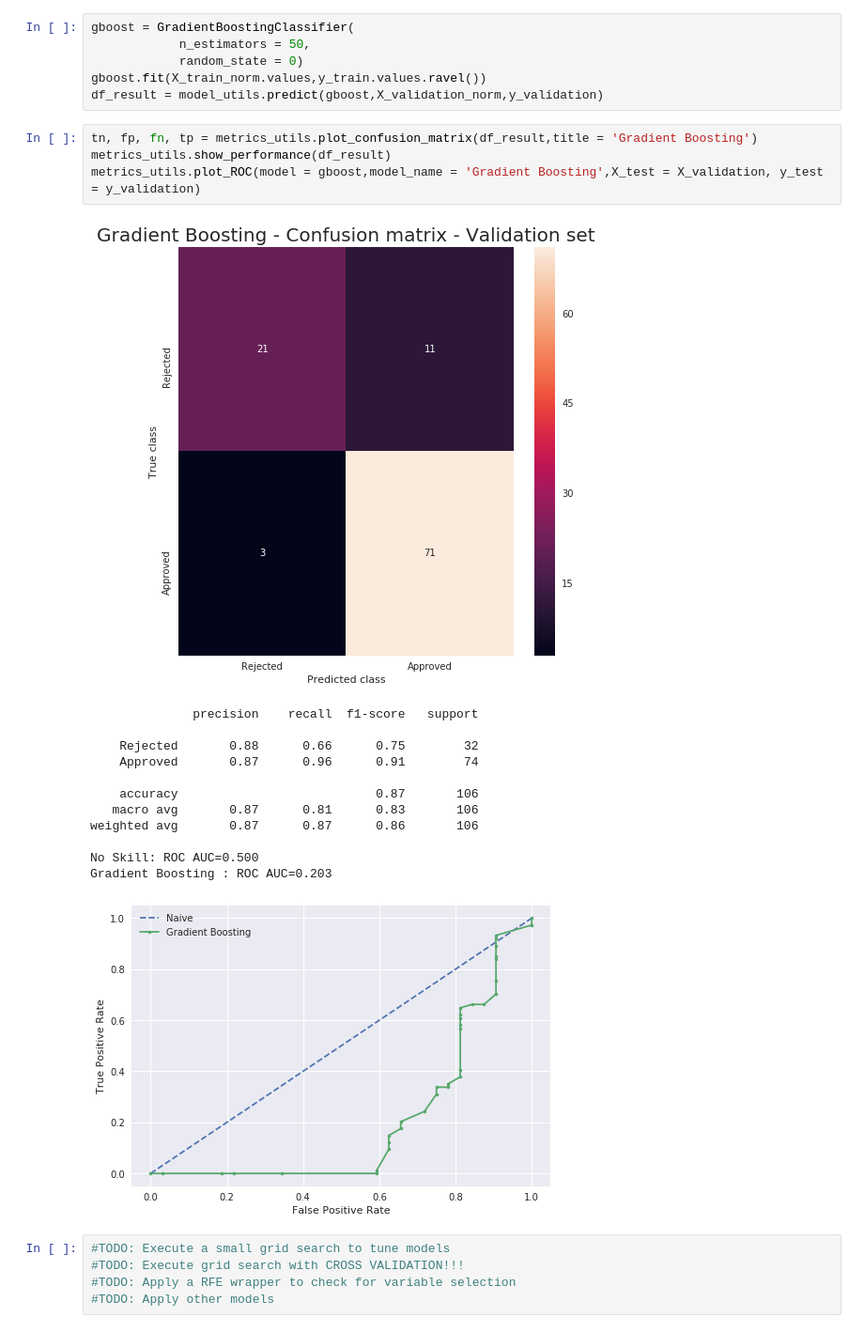
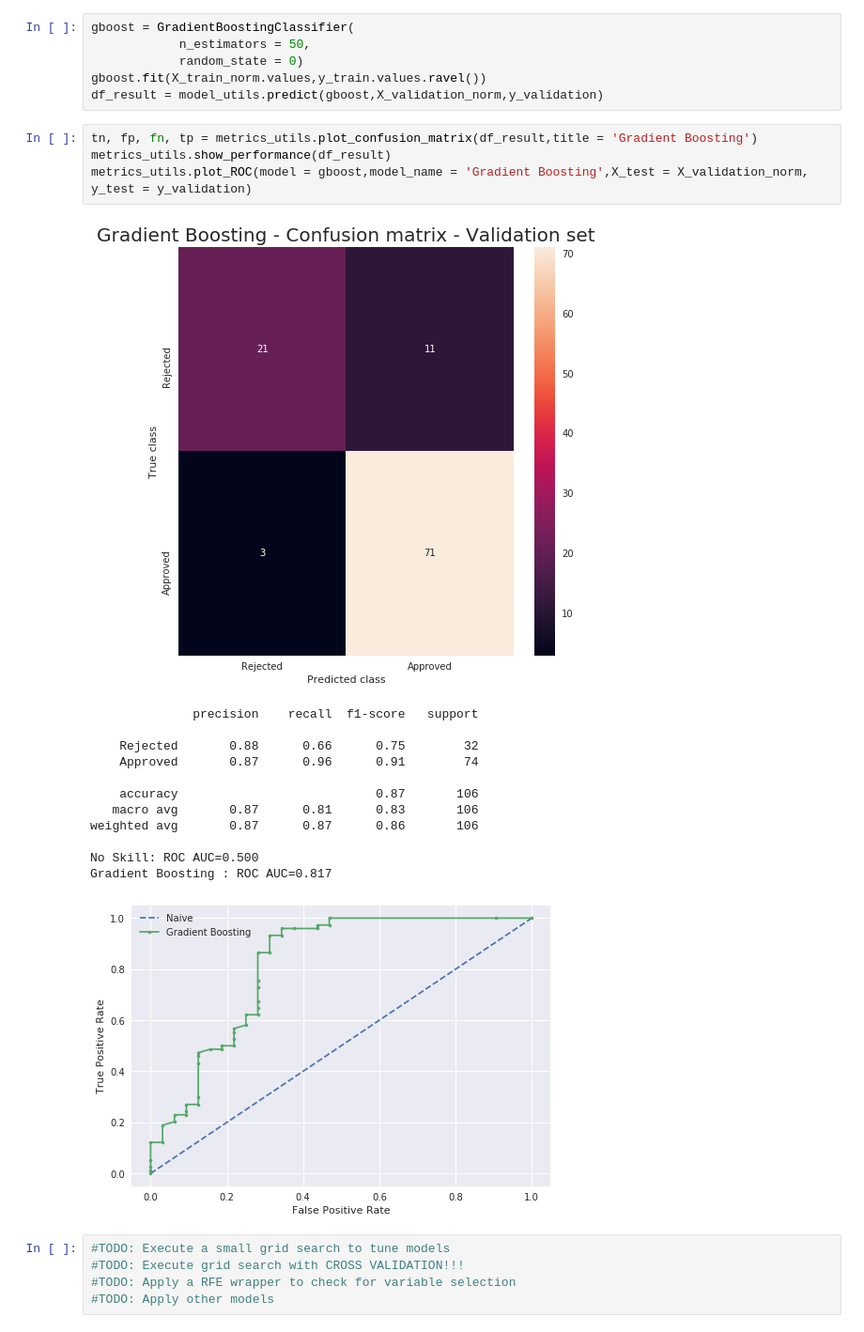
Before and after one commit to lucasthim/loan-prediction, a Jupyter notebook: 03_training_first_models.ipynb, the cells around one changed output. Shown at 94% size. Saved outputs shown, nothing was run; the diff lists cells and outputs as text.

```diff
--- a/03_training_first_models.ipynb
+++ b/03_training_first_models.ipynb
@@ -188,21 +177,21 @@ df_result = model_utils.predict(gboost,X_validation_norm,y_validation)
 # %%
 tn, fp, fn, tp = metrics_utils.plot_confusion_matrix(df_result,title = 'Gradient Boosting')
 metrics_utils.show_performance(df_result)
-metrics_utils.plot_ROC(model = gboost,model_name = 'Gradient Boosting',X_test = X_validation, y_test = y_validation)
+metrics_utils.plot_ROC(model = gboost,model_name = 'Gradient Boosting',X_test = X_validation_norm, y_test = y_validation)
 # %% [output]
-[figure, old version]
+[figure, new version]
               precision    recall  f1-score   support
 
     Rejected       0.88      0.66      0.75        32
     Approved       0.87      0.96      0.91        74
 
     accuracy                           0.87       106
    macro avg       0.87      0.81      0.83       106
 weighted avg       0.87      0.87      0.86       106
 
 No Skill: ROC AUC=0.500
-Gradient Boosting : ROC AUC=0.203
+Gradient Boosting : ROC AUC=0.817
-[figure, old version]
+[figure, new version]
 # %%
 #TODO: Execute a small grid search to tune models
 #TODO: Execute grid search with CROSS VALIDATION!!!
```
Also changed, not shown: parts of 12 cells of this notebook.
